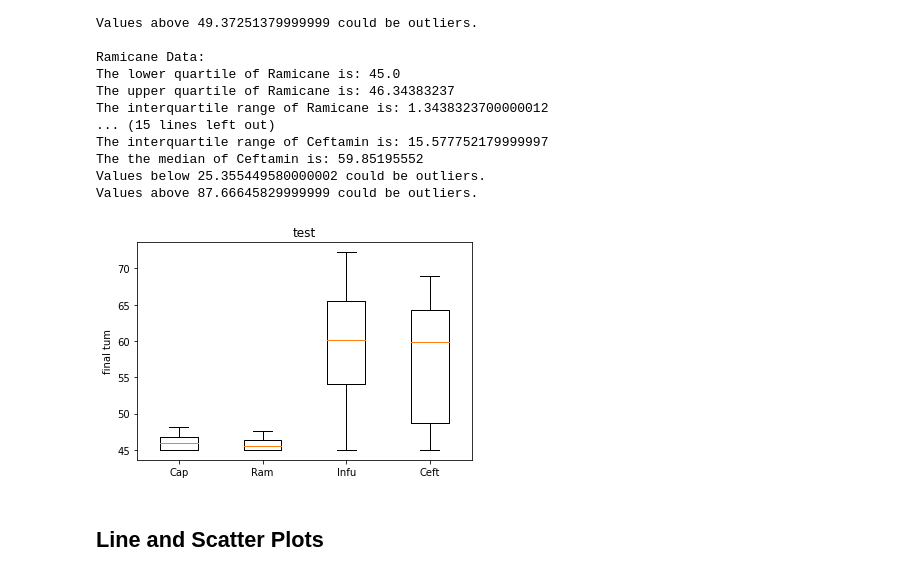
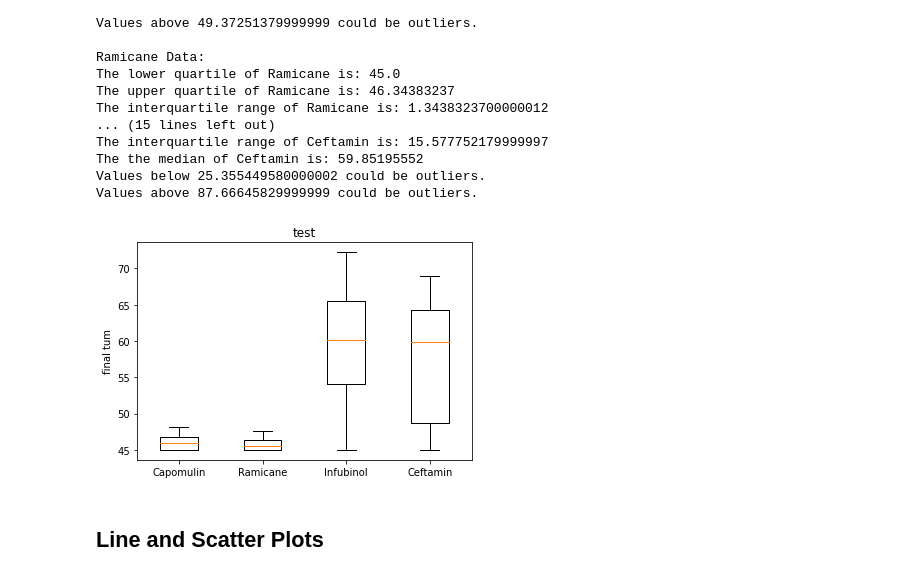
Before and after one commit to HilaryKoerner/PyMaceutical_Matplotlib_Analysis, a Jupyter notebook: Pymaceuticals-Copy7.ipynb, the cells around one changed output. Drawn from its saved outputs; the diff is of its cells as text; code cells hidden in the pictures.

```diff
--- a/Pymaceuticals-Copy7.ipynb
+++ b/Pymaceuticals-Copy7.ipynb
@@ -281,15 +276,15 @@ Values below 25.355449580000002 could be outliers.
 Values above 87.66645829999999 could be outliers.
 # %%
 # Generate a box plot of the final tumor volume of each mouse across four regimens of interest
-flierprops = dict(marker = "x", markerfacecolor = "red", markersize=7, markeredgecolor = "red")
+flierprops = dict(markerfacecolor = "red", markersize=7, markeredgecolor = "red")
 plt.boxplot(tumor_list, flierprops = flierprops )
 
 plt.title("test")
 plt.ylabel("final tum")
-plt.xticks([1,2,3,4], ["Cap", "Ram", "Infu", "Ceft"])
+plt.xticks([1,2,3,4], ["Capomulin", "Ramicane", "Infubinol", "Ceftamin"])
 plt.show()
 # %% [output]
-[figure, old version]
+[figure, new version]
 # %% [markdown]
 ## Line and Scatter Plots
 # %%
```
Also changed, not shown: parts of 7 cells of this notebook.
